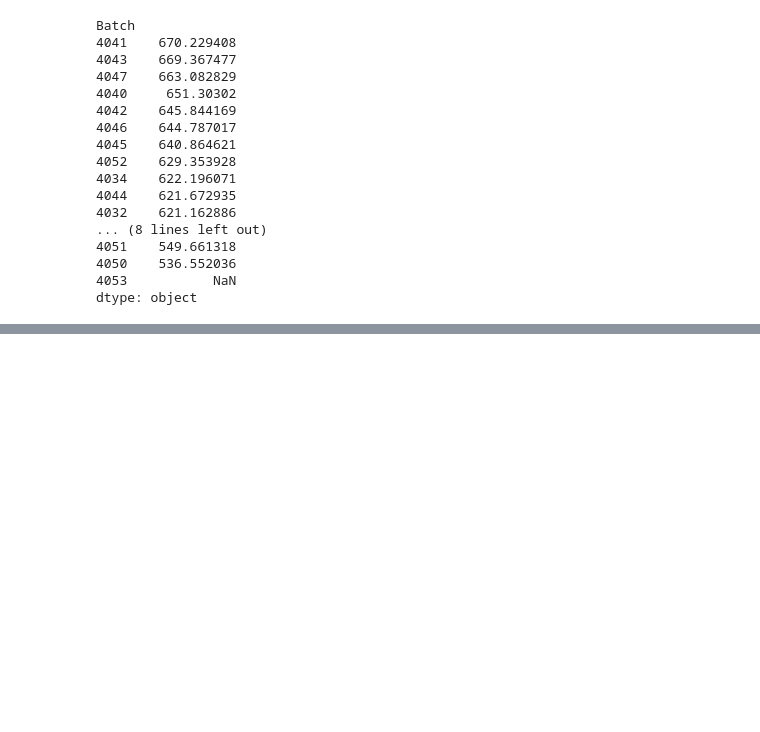
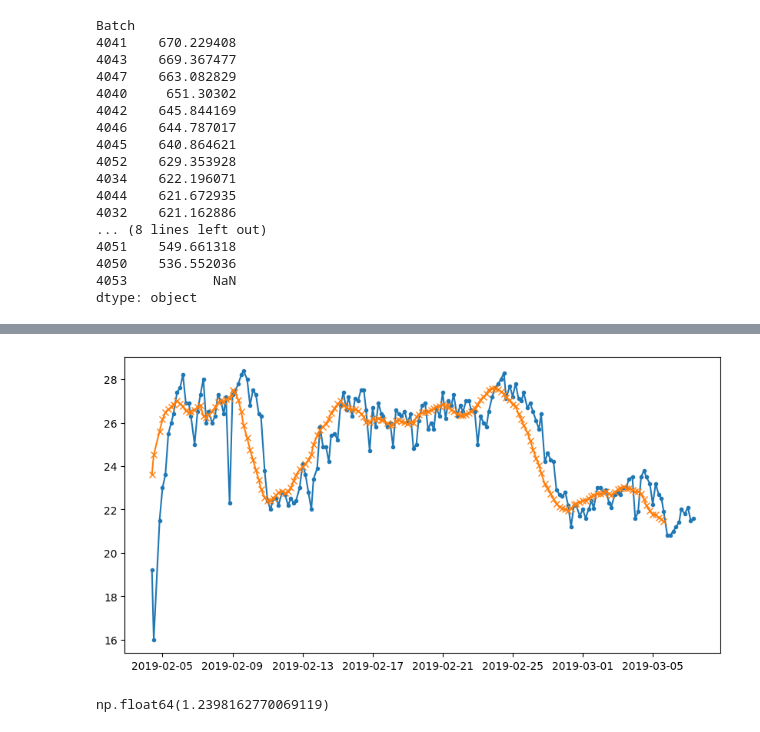
Before and after one commit to RichardFisher1/Applied, a Jupyter notebook: Product Yield AML.ipynb, the cells around one changed output, grey strips where cells are left out. Cells and saved outputs as stored; diff of their text form; code cells hidden in the pictures; blank space fills up the shorter version.

```diff
--- a/Product Yield AML.ipynb
+++ b/Product Yield AML.ipynb
@@ -123,3 +31 @@ liquid_cols
-# %%
-df_op['TOTAL LIQUID INFLOW'] = df_op[liquid_cols].sum(axis=1)
 # %%
@@ -164,3 +73,7 @@ Batch
 4050    536.552036
 4053           NaN
 dtype: object
+# %%
+df_op = preprocessing.add_product_to_operating(df_op, df_p)
+# %%
+df_op['Product_lag1'] = df_op['LIQUID INFLOW 1'].shift(1)
@@ -166,0 +112,2 @@ dtype: object
+# %%
+df_op_4030 = df_op[df_op['Batch'] == 4030].copy()
@@ -166,0 +146,11 @@ dtype: object
+# %%
+
+# Filter only non-null Product rows
+df_plot = df_op_4030[df_op_4030['Product (g/litre)'].notna()].copy()
+
+plt.figure(figsize=(10,5))
+plt.plot(df_plot['Date and time'], df_plot['Product (g/litre)'], marker='.')
+plt.plot(df_plot['Date and time'][:176], forecast, marker='x')
+plt.show()
+# %% [output]
+[figure, added]
@@ -166,0 +208,4 @@ dtype: object
+# %%
+mse(original, forecast)
+# %% [output]
+np.float64(1.2398162770069119)
```
Also changed, not shown: parts of 34 cells of this notebook, 5 other files.
